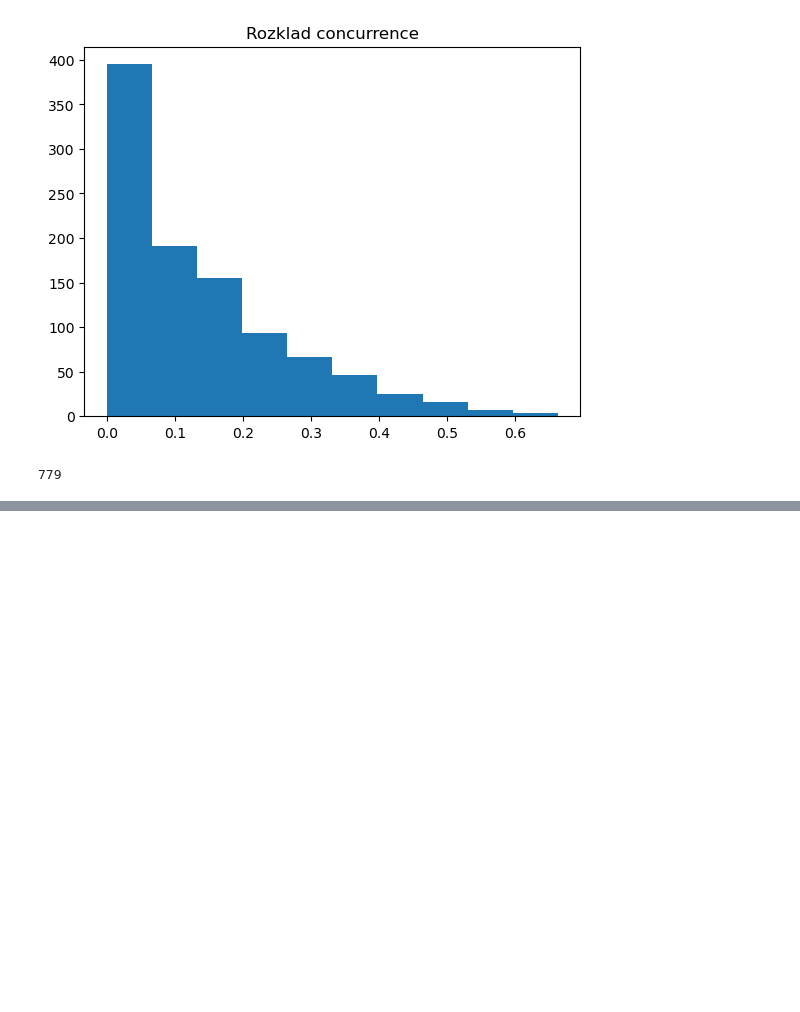
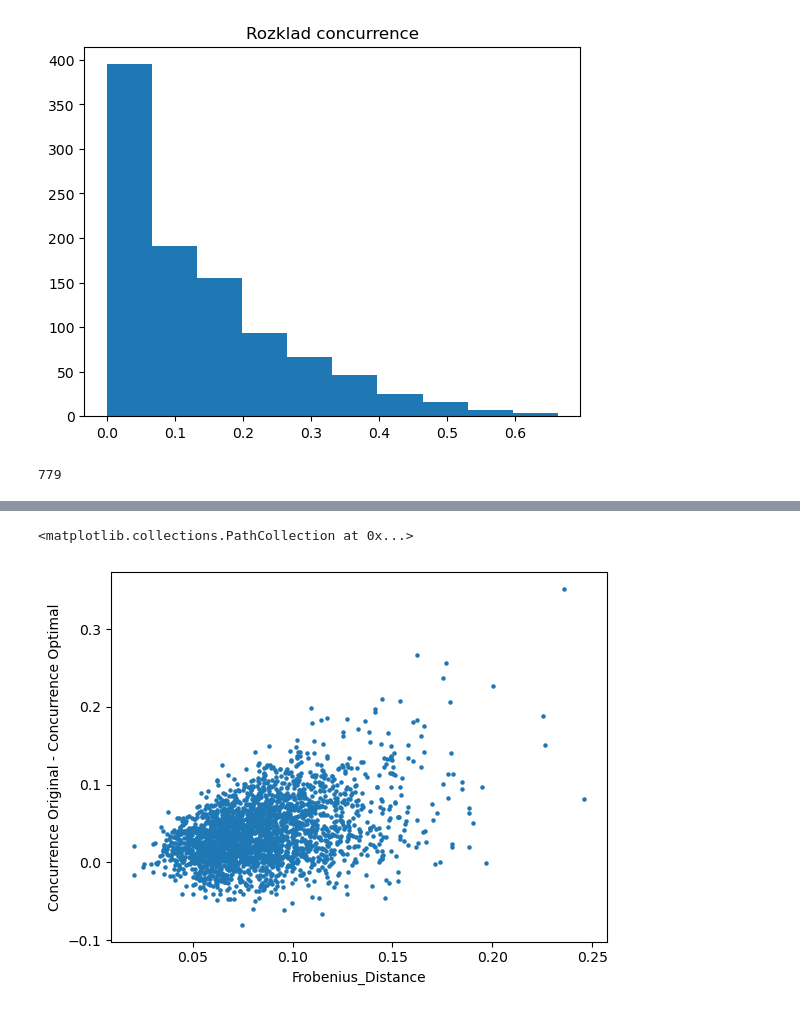
Before and after one commit to jkwiecien765/WernerTomography2, a Jupyter notebook: werner.ipynb, the cells around one changed output, grey strips where cells are left out. Drawn from its saved outputs; the diff is of its cells as text; code cells hidden in the pictures; blank space fills up the shorter version.

Commit message:
Produced 3100 samples.  Imported them in werner.ipynb and ploted some measures.

```diff
--- a/werner.ipynb
+++ b/werner.ipynb
@@ -709,0 +918,9 @@ def optimal_matrix_fidelity_discrete(dmA, angle):
+# %%
+import os
+df = pd.DataFrame()
+for file in os.listdir('dataJK'):
+    temp = pd.read_csv('dataJK/'+file)
+    temp = temp.set_index(['Category', 'Index'])
+    temp = temp.transpose()
+    df = pd.concat((df, temp))
+df = df.reset_index().drop('index', axis=1)
@@ -709,0 +946,16 @@ def optimal_matrix_fidelity_discrete(dmA, angle):
+# %%
+conc_diff=[]
+for i in range(df.shape[0]):
+    C1 = df['Measures', 'ConcurrenceOriginal'][i]
+    C2 = df['Measures', 'ConcurrenceOpt'][i]
+    #D = df[['Measures', 'Distance']]
+    if (C1==0 and C2==0):
+        conc_diff.append(np.nan)
+    else:
+        conc_diff.append(C1 - C2)
+plt.xlabel('Frobenius_Distance')
+plt.ylabel('Concurrence Original - Concurrence Optimal')
+plt.scatter(df['Measures', 'Distance'], conc_diff, s=5)
+# %% [output]
+<matplotlib.collections.PathCollection at 0x...>
+[figure, added]
```
Also changed, not shown: parts of 4 cells of this notebook, 37 other files.
